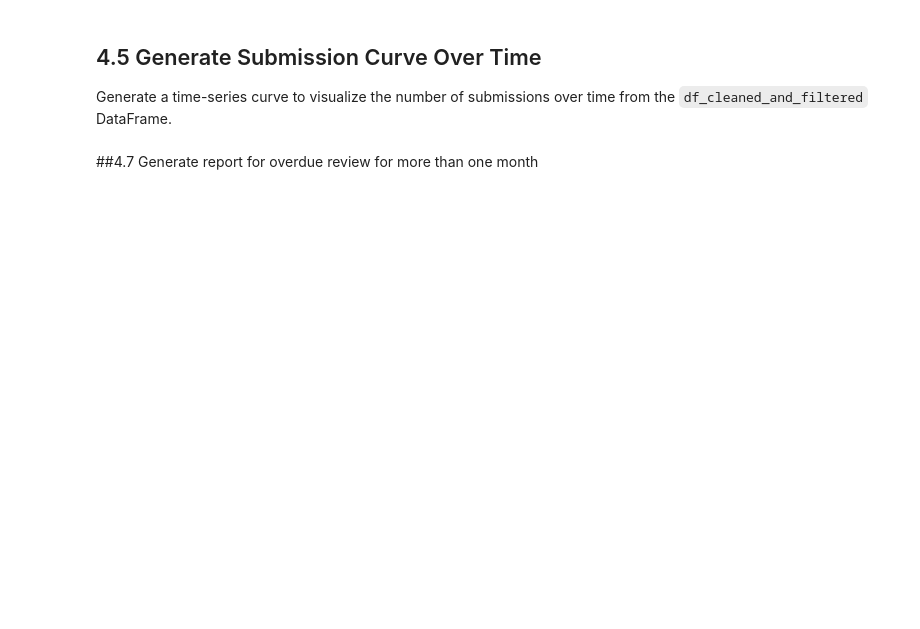
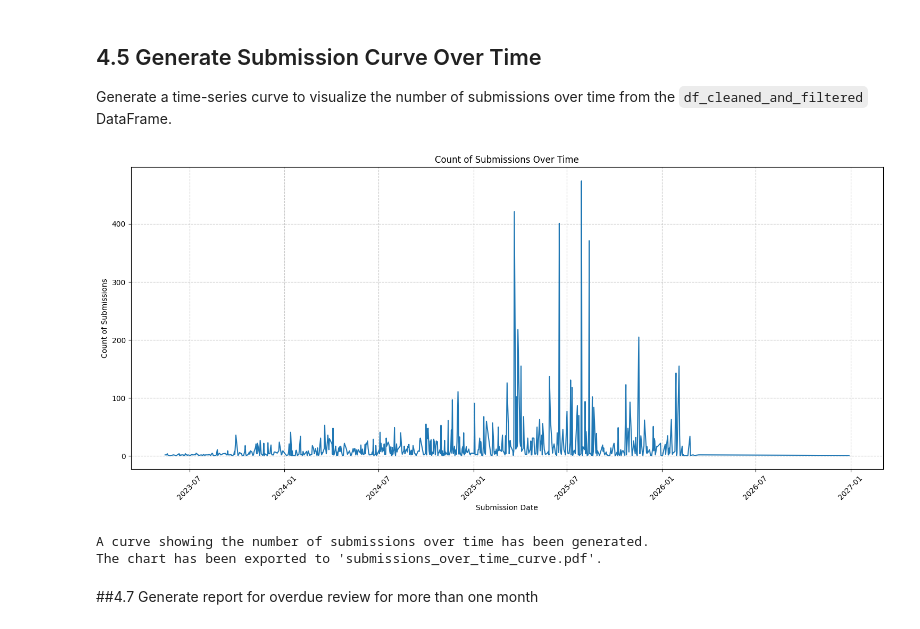
Before and after one commit to chinwarsoon/Engineering-and-Design, a Jupyter notebook: dcc/dcc_mdl.ipynb, the cells around one changed output. Cells and saved outputs as stored; diff of their text form; code cells hidden in the pictures; blank space fills up the shorter version.

```diff
--- a/dcc/dcc_mdl.ipynb
+++ b/dcc/dcc_mdl.ipynb
@@ -77,13 +81,14 @@ schema = {
     #Calculated Columns
     'All Approval Code': ['All Approval Code'],
     'Approval Code' : ['Approval Code'],
+    'Review Status Code' : ['Review Status Code'],
     'First Submittion Date': ['1st Submittion Date'],
     'This Submission Date': ['This Submission Date'],
     'This Review Return Date': ['This Review Return Date'],
     'This Submission Approval Status': ['This Submission Approval Status'],
     'This Submission Approval Code': ['This Submission Approval Code'],
     'Latest Submittion Date': ['Latest Submittion Date'],
-    'Latest Revsion': ['Latest Revsion'],
+    'Latest Revison': ['Latest Revsion'],
     'Latest Approval Status' : ['Latest Approval Status'],
     'All Submission Sessions': ['All Submission Sessions'],
     'All Submission Dates': ['All Submission Dates'],
@@ -104,7 +109,7 @@ raw_mapping ={
     ('Approved with Comments', 'Approved as noted') : 'AWC',
     ('Approved', 'APP') : 'APP',
     ('For Information', 'INF') : 'INF',
-    ('Void', '(VOID / NOT IN USE)') : 'VOID',
+    ('Void', '(VOID / NOT IN USE)', '(VOID  NOT IN USE)') : 'VOID',
     ('Pending Review', 'Pending', "Awaiting S.O.'s response",'Awaiting S.O. Review') : 'PEN',
 }
 approval_code_mapping = {}
@@ -1402,33 +1951,37 @@ Generate a time-series curve to visualize the number of submissions over time fr
 # %%
 # Generate submision curve over time
 
 import matplotlib.pyplot as plt
 import seaborn as sns
 
 # Ensure 'This Submission Date' is in datetime format for plotting
 # (It might have been converted to string for dd/mm/yyyy display earlier, so re-convert if needed)
-if not pd.api.types.is_datetime64_any_dtype(df_cleaned_and_filtered['This Submission Date']):
-    df_cleaned_and_filtered['This Submission Date'] = pd.to_datetime(df_cleaned_and_filtered['This Submission Date'], format='%d/%m/%Y', errors='coerce')
+if not pd.api.types.is_datetime64_any_dtype(df_cleaned_and_filtered['Submission Date']):
+    df_cleaned_and_filtered['Submission Date'] = pd.to_datetime(df_cleaned_and_filtered['Submission Date'], format='%d/%m/%Y', errors='coerce')
 
 # Aggregate submissions by date
-daily_submissions = df_cleaned_and_filtered.groupby('This Submission Date').size().reset_index(name='Number of Submissions')
+daily_submissions = df_cleaned_and_filtered.groupby('Submission Date').size().reset_index(name='Count of Submissions')
 
 # Sort by date to ensure proper curve plotting
-daily_submissions = daily_submissions.sort_values('This Submission Date')
+daily_submissions = daily_submissions.sort_values('Submission Date')
 
 plt.figure(figsize=(15, 7))
-sns.lineplot(data=daily_submissions, x='This Submission Date', y='Number of Submissions')
-plt.title('Number of Submissions Over Time')
+sns.lineplot(data=daily_submissions, x='Submission Date', y='Count of Submissions')
+plt.title('Count of Submissions Over Time')
 plt.xlabel('Submission Date')
-plt.ylabel('Number of Submissions')
+plt.ylabel('Count of Submissions')
 plt.grid(True, linestyle='--', alpha=0.7)
 plt.xticks(rotation=45)
 plt.tight_layout()
 plt.savefig('submissions_over_time_curve.pdf') # Save as PDF
 plt.show()
 
 print("A curve showing the number of submissions over time has been generated.")
 print("The chart has been exported to 'submissions_over_time_curve.pdf'.")
+# %% [output]
+[figure, added]
+A curve showing the number of submissions over time has been generated.
+The chart has been exported to 'submissions_over_time_curve.pdf'.
 # %%
 from google.colab import files
 
```
Also changed, not shown: parts of 52 cells of this notebook.
